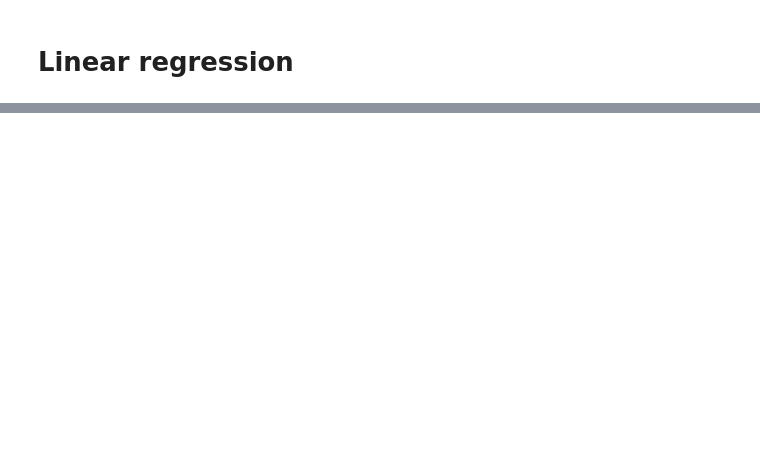
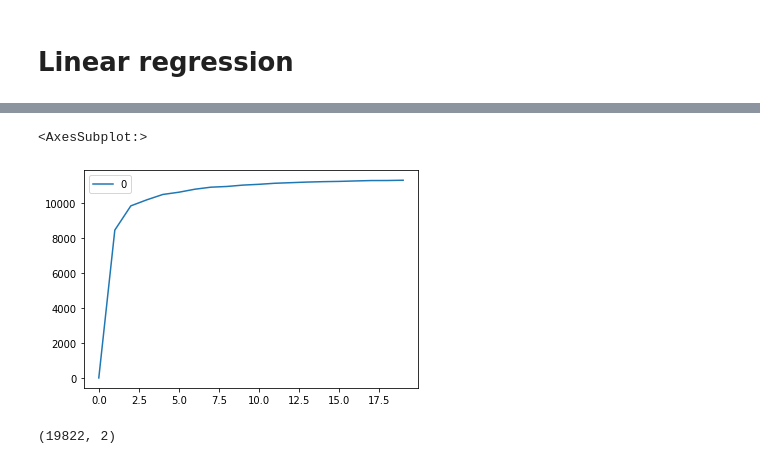
Before and after one commit to Balzard/Machine-learning-Predicting-shares-of-articles, a Jupyter notebook: main.ipynb, the cells around one changed output, grey strips where cells are left out. Saved outputs shown, nothing was run; the diff lists cells and outputs as text; code cells hidden in the pictures; blank space fills up the shorter version.

```diff
--- a/main.ipynb
+++ b/main.ipynb
@@ -86,7 +120,7 @@ print(features_0_MI)
 # %%
-# remove features that have 0 mutual info
-for i in features_0_MI:
-    features.pop(i[1])
-    X1 = X1.drop(i[0],1)
+# remove features that have low mutual info
+for i in features_low_MI:
+    features.remove(i[0])
+    del X1[i[0]]
 X1.shape
 # %% [output]
@@ -98,6 +134,6 @@ print(len(features))
 # %%
-sel = VarianceThreshold() # no parameter so remove all zero variance features
+threshold_n = 0.95
+sel = VarianceThreshold(threshold=(threshold_n* (1 - threshold_n) ))
 sel.fit_transform(X1)
-print("Number of features with zero variance: " + str(X1.shape[1]-len(sel.variances_)))
-sel.variances_
+print("Number of features with low variance: " + str(X1.shape[1]-len(sel.variances_)))
 # %% [output]
@@ -144,0 +157,10 @@ Name: n_tokens_title, Length: 19822, dtype: float64
+# %%
+rmse_val = [] #to store rmse values for different k
+for K in range(20):
+    K = K+1
+    model = neighbors.KNeighborsRegressor(n_neighbors = K, weights="uniform")
+
+    pred =model.fit(X1, Y1).predict(X1)  #fit the model
+    error = math.sqrt(mean_squared_error(Y1,pred)) #calculate rmse
+    rmse_val.append(error) #store rmse values
+    print('RMSE value for k= ' , K , 'is:', error)
@@ -144,0 +185,11 @@ Name: n_tokens_title, Length: 19822, dtype: float64
+# %%
+curve = pd.DataFrame(rmse_val)
+curve.plot()
+# %% [output]
+<AxesSubplot:>
+[figure, added]
+# %%
+X1_embedded = TSNE(learning_rate=50).fit_transform(X1)
+X1_embedded.shape
+# %% [output]
+(19822, 2)
```
Also changed, not shown: parts of 24 cells of this notebook, 2 other files.
